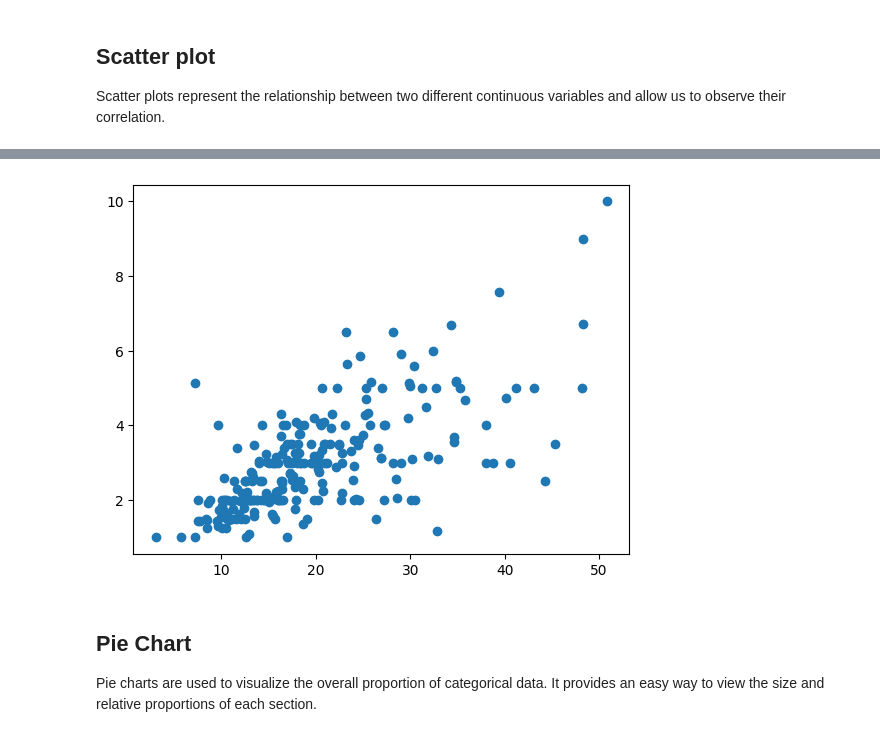
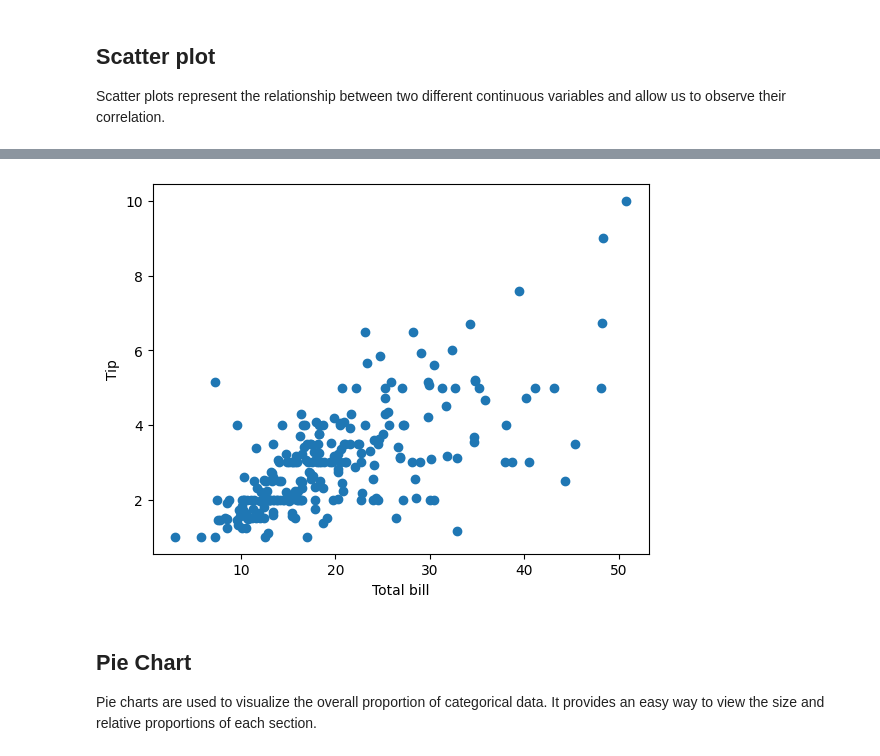
Before and after one commit to soyul5458/Python_data_visualization, a Jupyter notebook: 2_matplotlib_Eng.ipynb, the cells around one changed output, grey strips where cells are left out. Cells and saved outputs as stored; diff of their text form; code cells hidden in the pictures.

```diff
--- a/2_matplotlib_Eng.ipynb
+++ b/2_matplotlib_Eng.ipynb
@@ -591,5 +603,5 @@ tips = sns.load_dataset("tips")
 # %%
-tips = sns.load_dataset("tips")
+# Line plot
 plt.plot(tips.total_bill);
 # %% [output]
 [figure]
@@ -847,7 +867,9 @@ Scatter plots represent the relationship between two different continuous variab
 # %%
-plt.scatter(tips.total_bill, tips.tip);
+plt.scatter(tips.total_bill, tips.tip)
+plt.xlabel('Total bill')
+plt.ylabel('Tip');
 # %% [output]
-[figure, old version]
+[figure, new version]
 # %% [markdown]
 ## Pie Chart
 Pie charts are used to visualize the overall proportion of categorical data. It provides an easy way to view the size and relative proportions of each section.
```
Also changed, not shown: parts of 14 cells of this notebook.
